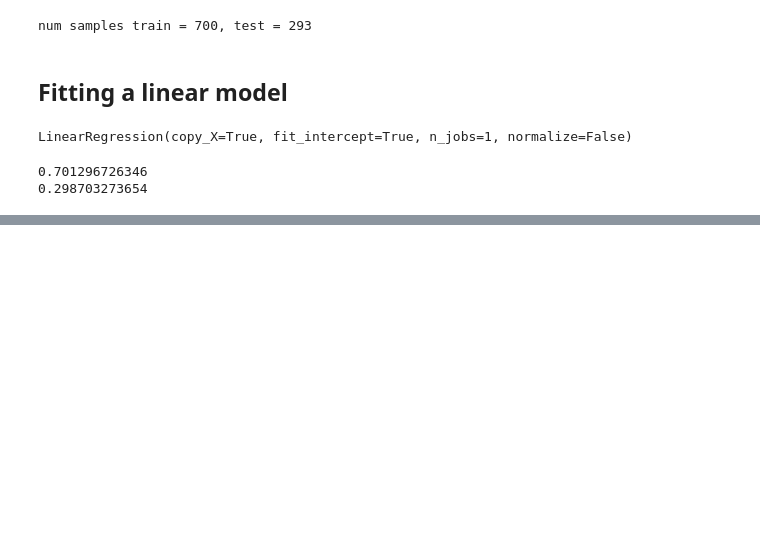
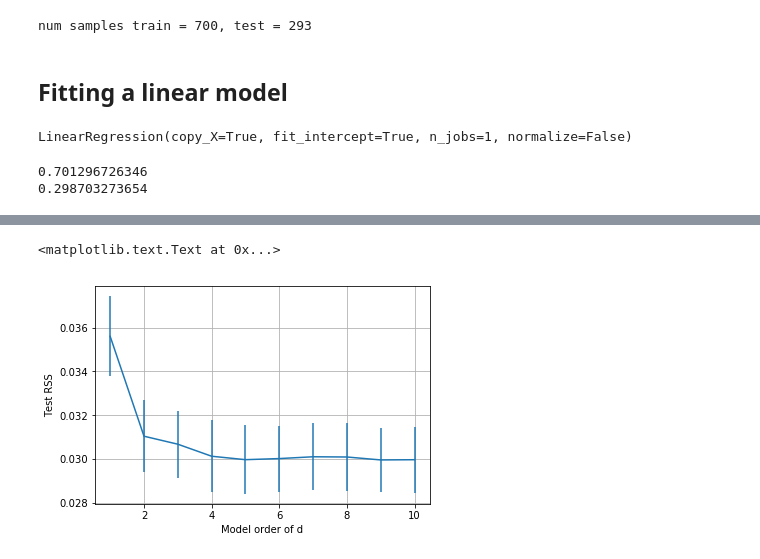
Before and after one commit to osermay/machine-be-learning, a Jupyter notebook: prostate.ipynb, the cells around one changed output, grey strips where cells are left out. Saved outputs shown, nothing was run; the diff lists cells and outputs as text; code cells hidden in the pictures; blank space fills up the shorter version.

Commit message:
finish k fold

```diff
--- a/prostate.ipynb
+++ b/prostate.ipynb
@@ -151,0 +165,31 @@ print(regr.score(X_ts, y_ts))
+# %%
+I = np.argsort(Rsq)[::-1]
+print(I)
+
+#create a kfold object
+nfold = 10
+kf = sklearn.model_selection.KFold(n_splits=nfold,shuffle=True)
+
+# Model orders to be tested
+print (X.shape[1])
+dtest = np.arange(1,X.shape[1]+1) #test the highest d audio features
+nd = len(dtest)
+
+RSSts = np.zeros((nd,nfold)) #model orders x number of folds
+for isplit, Ind in enumerate(kf.split(X)):
+
+    print ("fold = %d " % isplit)
+
+    #Get the training data in the split
+    Itr, Its = Ind
+    for it, d in enumerate(dtest):
+        Isel = I[:d]
+        X1 = X[:, Isel]
+        X_tr = X1[Itr, :]
+        X_ts = X1[Its, :]
+        y_tr = y[Itr]
+        y_ts = y[Its]
+        regr.fit(X_tr, y_tr)
+        yhat = regr.predict(X_ts)
+        RSSts[it, isplit] = np.mean((yhat-y_ts)**2)
+print(RSSts)
@@ -151,0 +214,11 @@ print(regr.score(X_ts, y_ts))
+# %%
+RSS_mean = np.mean(RSSts, axis=1)
+RSS_std = np.std(RSSts, axis=1)/np.sqrt(nfold-1)
+
+plt.errorbar(dtest, RSS_mean, yerr=RSS_std)
+plt.grid()
+plt.xlabel('Model order of d')
+plt.ylabel('Test RSS')
+# %% [output]
+<matplotlib.text.Text at 0x...>
+[figure, added]
```
Also changed, not shown: parts of 4 cells of this notebook.
